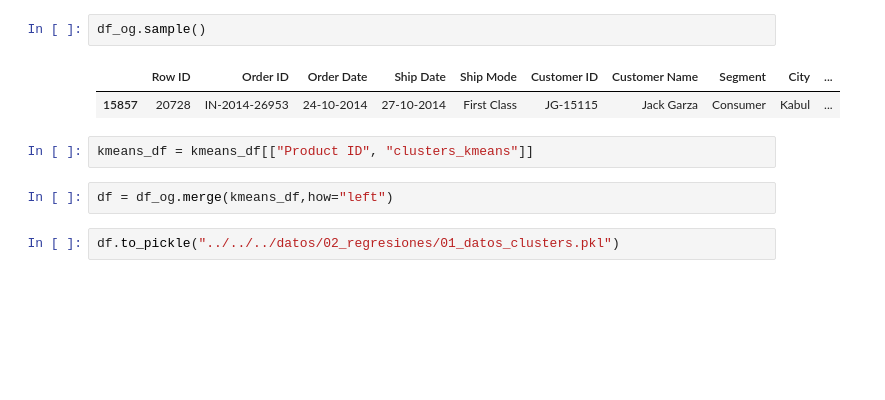
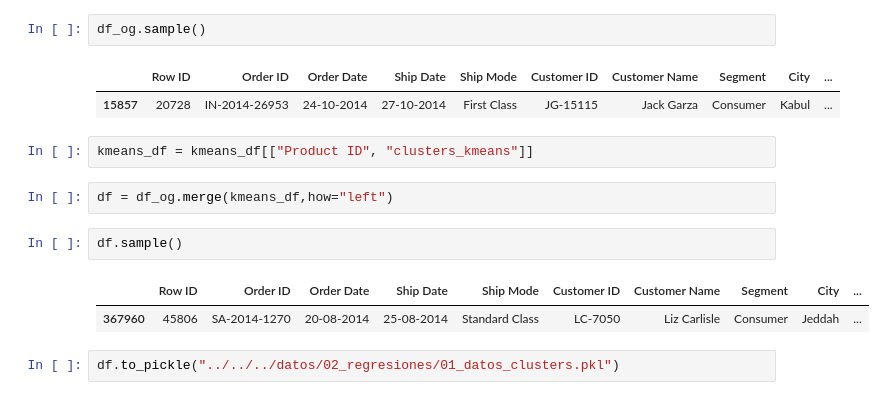
Before and after one commit to apelsito/Proyecto9-Clustering, a Jupyter notebook: jupyter/Modelo 1/01_Clustering/04_modelos.ipynb, the cells around one changed output. Cells and saved outputs as stored; diff of their text form; blank space fills up the shorter version.

```diff
--- a/jupyter/Modelo 1/01_Clustering/04_modelos.ipynb
+++ b/jupyter/Modelo 1/01_Clustering/04_modelos.ipynb
@@ -107,5 +107,10 @@ df_og.sample()
 kmeans_df = kmeans_df[["Product ID", "clusters_kmeans"]]
 # %%
 df = df_og.merge(kmeans_df,how="left")
+# %%
+df.sample()
+# %% [output]
+|  | Row ID | Order ID | Order Date | Ship Date | Ship Mode | Customer ID | Customer Name | Segment | City | ... |
+| 367960 | 45806 | SA-2014-1270 | 20-08-2014 | 25-08-2014 | Standard Class | LC-7050 | Liz Carlisle | Consumer | Jeddah | ... |
 # %%
 df.to_pickle("../../../datos/02_regresiones/01_datos_clusters.pkl")
```
